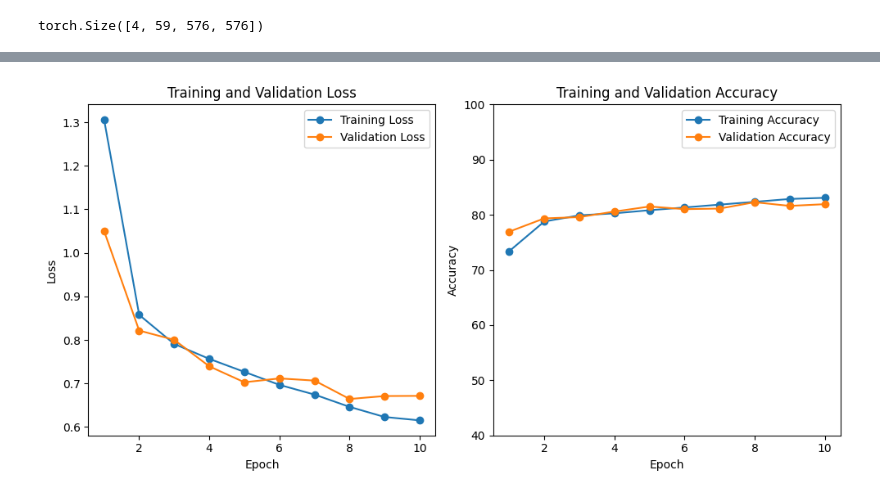
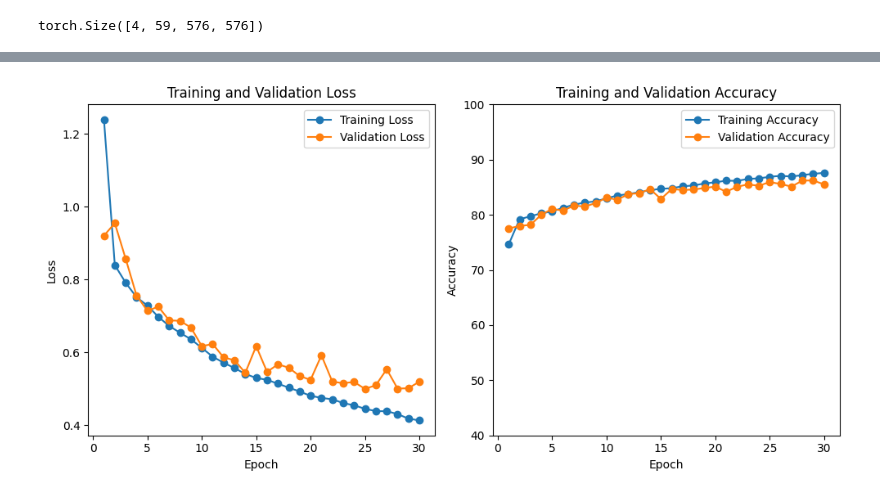
Before and after one commit to KrishT97/ClothVision, a Jupyter notebook: project.ipynb, the cells around one changed output, grey strips where cells are left out. Drawn from its saved outputs; the diff is of its cells as text; code cells hidden in the pictures.

```diff
--- a/project.ipynb
+++ b/project.ipynb
@@ -558,8 +558,8 @@ class ModelTrainer:
             for inputs, labels in test_loader:
                 inputs, labels = inputs.to(self.device), labels.to(self.device)
                 outputs = self.model(inputs)
-                test_loss += self.loss_fn(outputs, labels).item()
-                correct += (outputs.argmax(1) == labels.argmax(1)).type(torch.float).sum().item()
+                test_loss += self.loss_fn(outputs, torch.argmax(labels, dim=1)).item()
+                correct += (outputs.argmax(1) == torch.argmax(labels, dim=1)).type(torch.float).sum().item() / (512 * 224)
         test_loss /= len(test_loader)
         test_acc = 100 * correct / len(test_loader.dataset)
         print(f"Test Accuracy: {test_acc:>0.1f}%, Avg loss: {test_loss:>8f} \n")
@@ -568,8 +568,8 @@ class ModelTrainer:
 device = "cuda"
 model = build_unet().to(device)
 optimizer = torch.optim.Adam(model.parameters(), lr=0.005)
-#TrainNNObject = ModelTrainer(model, optimizer, loss_fn, 10, EarlyStopper(), device)
-#TrainNNObject.train_and_val(train_loader, val_loader)
-#TrainNNObject.draw_results()
+TrainNNObject = ModelTrainer(model, optimizer, loss_fn, 30, EarlyStopper(), device)
+TrainNNObject.train_and_val(train_loader, val_loader)
+TrainNNObject.draw_results()
 TrainNNObject.test(test_loader)
 # %% [output]
@@ -586 +593 @@ Epoch: 10, Train acc: 83.08194897550368, loss: 0.6153168539431962 //// Val acc:
-[figure, old version]
+[figure, new version]
```
Also changed, not shown: parts of 4 cells of this notebook, 2 other files.
